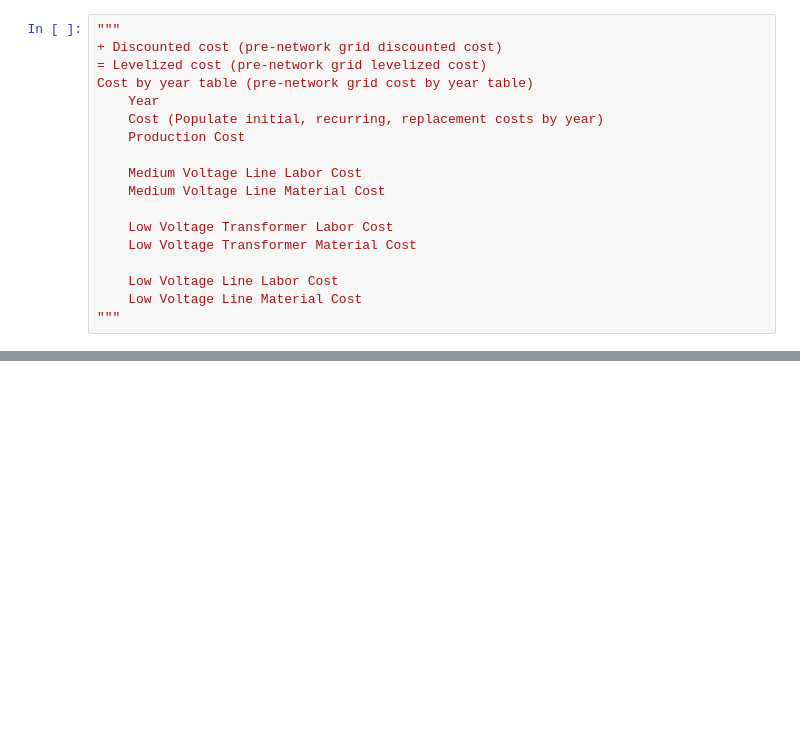
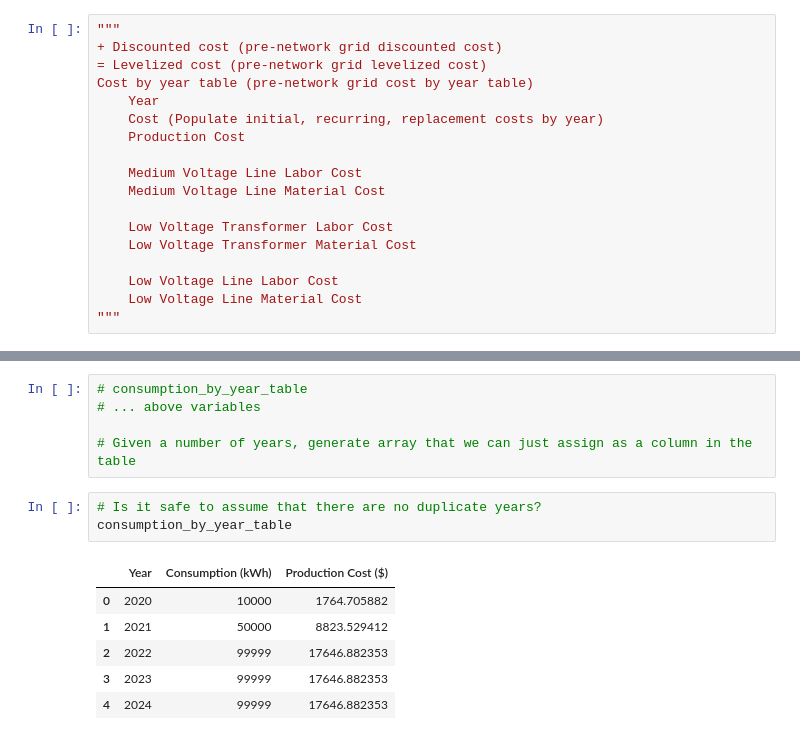
Before and after one commit to SEL-Columbia/infrastructure-planning, a Jupyter notebook: experiments/estimate-electricity-grid-internal-system-nodal-levelized-cost.ipynb, the cells around one changed output, grey strips where cells are left out. Drawn from its saved outputs; the diff is of its cells as text; blank space fills up the shorter version.

```diff
--- a/experiments/estimate-electricity-grid-internal-system-nodal-levelized-cost.ipynb
+++ b/experiments/estimate-electricity-grid-internal-system-nodal-levelized-cost.ipynb
@@ -159,2 +184,17 @@ compute_discounted_cash_flow(cost_by_year_table[['Year', 'Cost']].values, 10)
+# %%
+# consumption_by_year_table
+# ... above variables
+
+# Given a number of years, generate array that we can just assign as a column in the table
+# %%
+# Is it safe to assume that there are no duplicate years?
+consumption_by_year_table
+# %% [output]
+|  | Year | Consumption (kWh) | Production Cost ($) |
+| 0 | 2020 | 10000 | 1764.705882 |
+| 1 | 2021 | 50000 | 8823.529412 |
+| 2 | 2022 | 99999 | 17646.882353 |
+| 3 | 2023 | 99999 | 17646.882353 |
+| 4 | 2024 | 99999 | 17646.882353 |
 # %%
 from pandas import DataFrame
```
Also changed, not shown: parts of 49 cells of this notebook, 5 other files.
